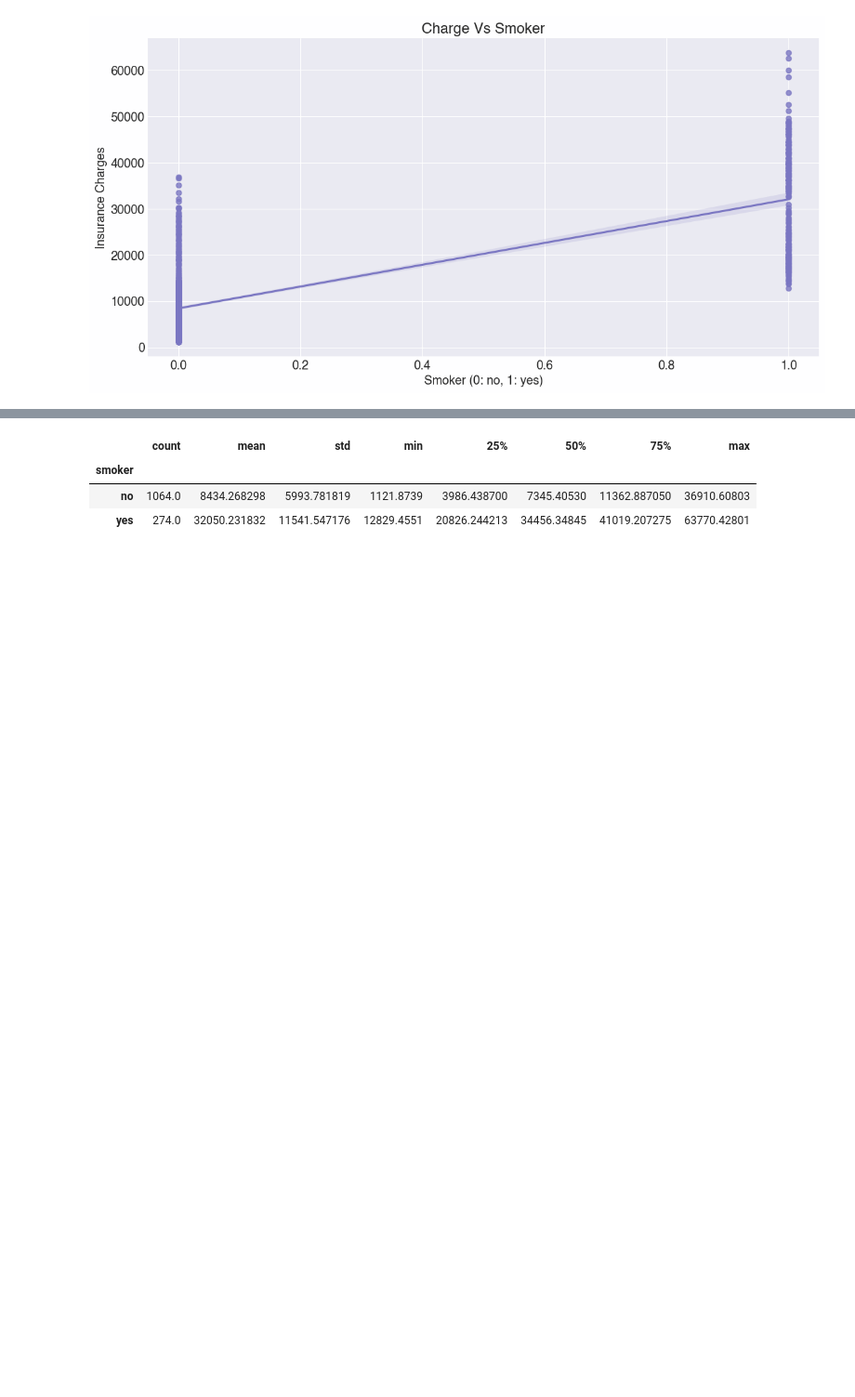
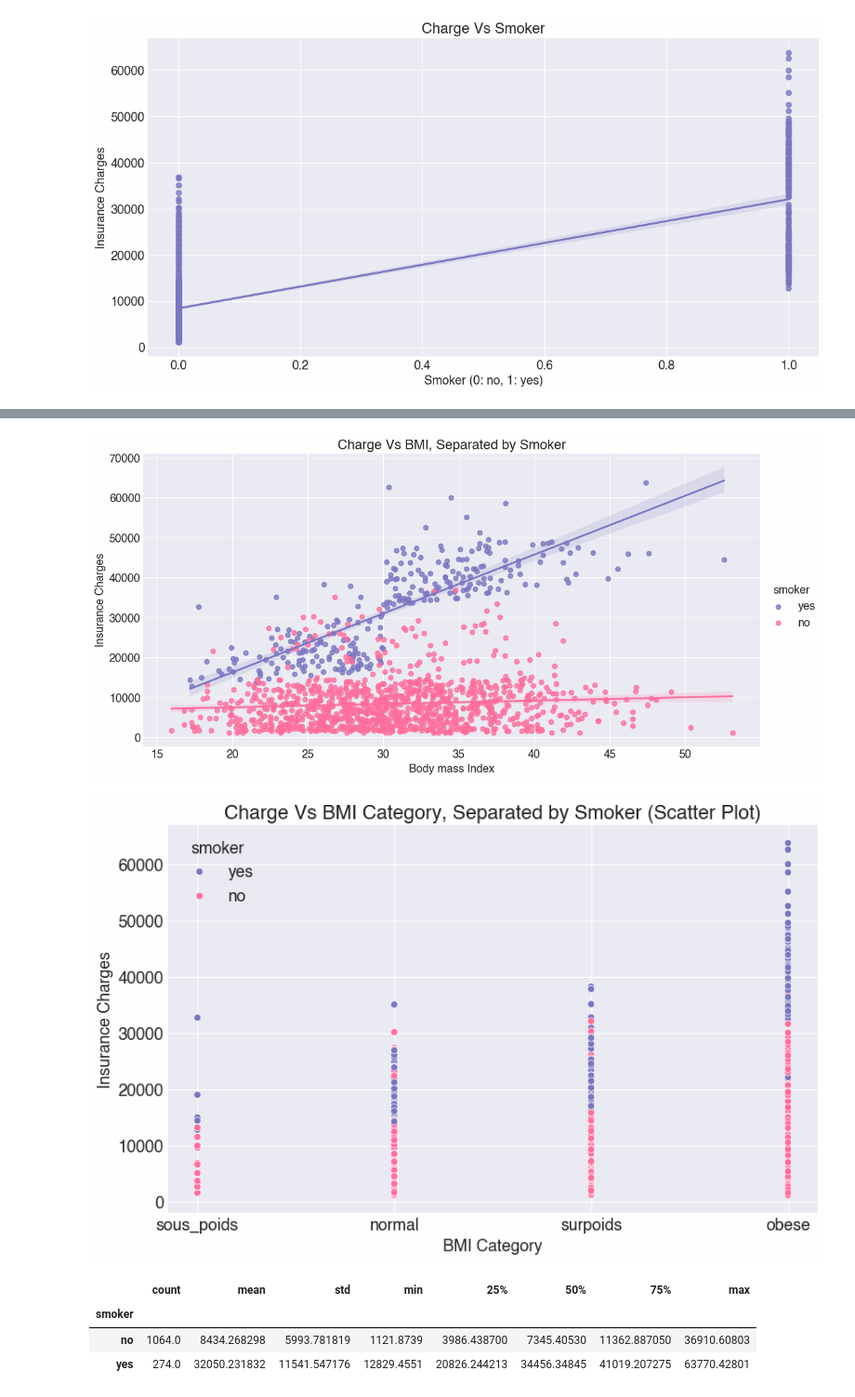
Before and after one commit to spideystreet/kaggle-medical-cost-personal, a Jupyter notebook: notebooks/01_eda.ipynb, the cells around one changed output, grey strips where cells are left out. Shown at 93% size. Saved outputs shown, nothing was run; the diff lists cells and outputs as text; code cells hidden in the pictures; blank space fills up the shorter version.

```diff
--- a/notebooks/01_eda.ipynb
+++ b/notebooks/01_eda.ipynb
@@ -125,3 +176,29 @@ plt.show()
+# %%
+
+
+# BMI categories
+bins_bmi = [0, 18.5, 25, 30, 100]
+labels_bmi = ['sous_poids', 'normal', 'surpoids', 'obese']
+df_encoded['bmi_category'] = pd.cut(df_encoded['bmi'], bins=bins_bmi, labels=labels_bmi, right=False)
+
+# feature engineering : interaction between bmi & smoker
+df_encoded['bmi_smoker_interaction'] = df_encoded['bmi'] * df_encoded['smoker_numeric']
+
+sns.lmplot(x='bmi', y='charges', data=df_encoded, hue='smoker', aspect=2, height=6)
+plt.xlabel('Body mass Index')
+plt.ylabel('Insurance Charges')
+plt.title('Charge Vs BMI, Separated by Smoker');
+plt.show()
+
+plt.figure(figsize=(10, 6))
+sns.scatterplot(x='bmi_category', y='charges', hue='smoker', data=df_encoded)
+plt.xlabel('BMI Category')
+plt.ylabel('Insurance Charges')
+plt.title('Charge Vs BMI Category, Separated by Smoker (Scatter Plot)');
+plt.show()
+# %% [output]
+[figure, added]
+[figure, added]
 # %%
 df.groupby('smoker')['charges'].describe()
 # %% [output]
```
Also changed, not shown: parts of 9 cells of this notebook, 1 other file.
